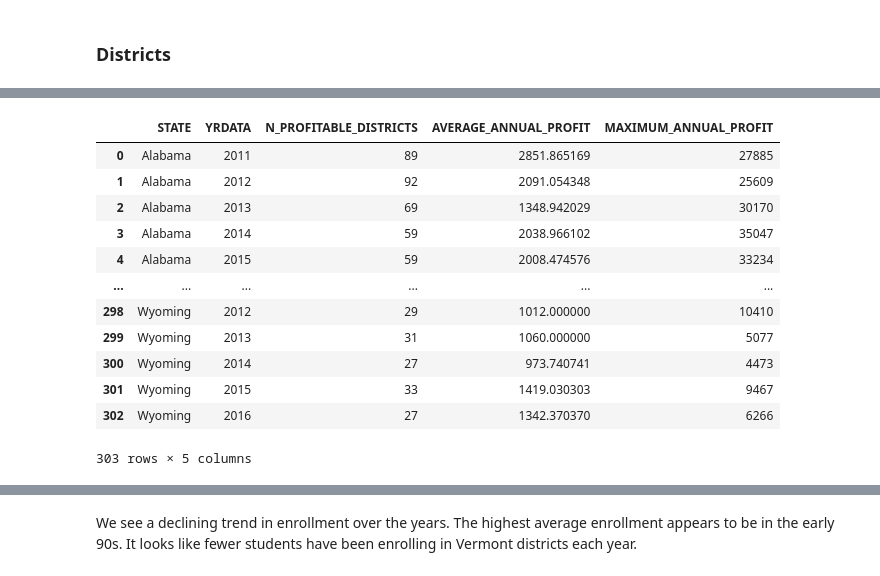
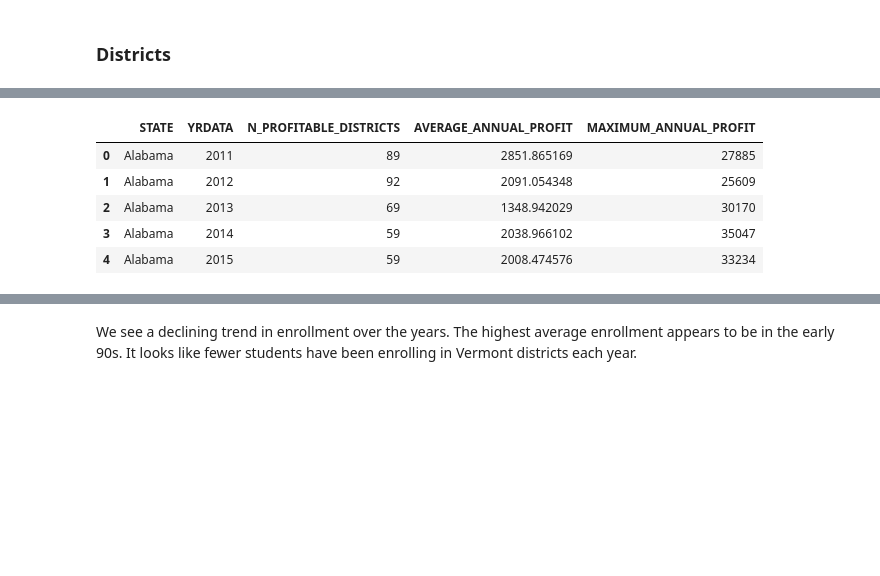
Before and after one commit to evia-g/hackathon_dec_2023, a Jupyter notebook: us_education_finances_analysis.ipynb, the cells around one changed output, grey strips where cells are left out. Saved outputs shown, nothing was run; the diff lists cells and outputs as text; code cells hidden in the pictures; blank space fills up the shorter version.

```diff
--- a/us_education_finances_analysis.ipynb
+++ b/us_education_finances_analysis.ipynb
@@ -827,32 +810,25 @@ Name: NAME, dtype: int64
 # %%
 # calculating the total profit for each district by subtracting total expenditure from total revenue
 districts['TOTAL_PROFIT']=districts['TOTALREV']-districts['TOTALEXP']
 # filtering districts that are profitable after the year 2010,
 # counting profitable districts within a state and calculating average profit for the districts
 profitable_districts=districts.query('(YRDATA>2010)&(TOTAL_PROFIT>0)').groupby(['STATE','YRDATA']).agg(
     {'NAME':'count','TOTAL_PROFIT':'mean'}).reset_index()
 # finding the maximum profit for each state and year
 # among districts that are profitable and have data after 2010
 profitable_districts_max=districts.query('(YRDATA>2010)&(TOTAL_PROFIT>0)').groupby(['STATE','YRDATA']).agg(
     {'TOTAL_PROFIT':'max'}).reset_index()
 # merging the 2 dataframes
 profitable_districts=profitable_districts.merge(profitable_districts_max,on=['STATE','YRDATA'],how='left')
 profitable_districts.columns=['STATE','YRDATA','N_PROFITABLE_DISTRICTS','AVERAGE_ANNUAL_PROFIT','MAXIMUM_ANNUAL_PROFIT']
-profitable_districts
+profitable_districts.head()
 # %% [output]
 |  | STATE | YRDATA | N_PROFITABLE_DISTRICTS | AVERAGE_ANNUAL_PROFIT | MAXIMUM_ANNUAL_PROFIT |
 | 0 | Alabama | 2011 | 89 | 2851.865169 | 27885 |
 | 1 | Alabama | 2012 | 92 | 2091.054348 | 25609 |
 | 2 | Alabama | 2013 | 69 | 1348.942029 | 30170 |
 | 3 | Alabama | 2014 | 59 | 2038.966102 | 35047 |
 | 4 | Alabama | 2015 | 59 | 2008.474576 | 33234 |
-| ... | ... | ... | ... | ... | ... |
-| 298 | Wyoming | 2012 | 29 | 1012.000000 | 10410 |
-| 299 | Wyoming | 2013 | 31 | 1060.000000 | 5077 |
-| 300 | Wyoming | 2014 | 27 | 973.740741 | 4473 |
-| 301 | Wyoming | 2015 | 33 | 1419.030303 | 9467 |
-| 302 | Wyoming | 2016 | 27 | 1342.370370 | 6266 |
-303 rows × 5 columns
 # %%
 # grouping the districts df by state and year and counting number of districts in a state
 # summing up the enrollment in a state, total revenue and total expenditures
```
Also changed, not shown: parts of 24 cells of this notebook.
